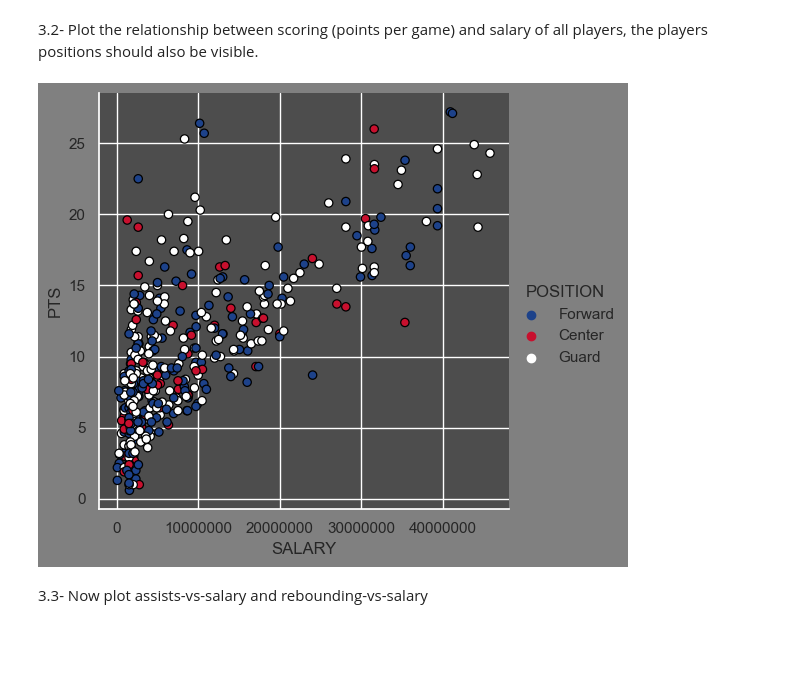
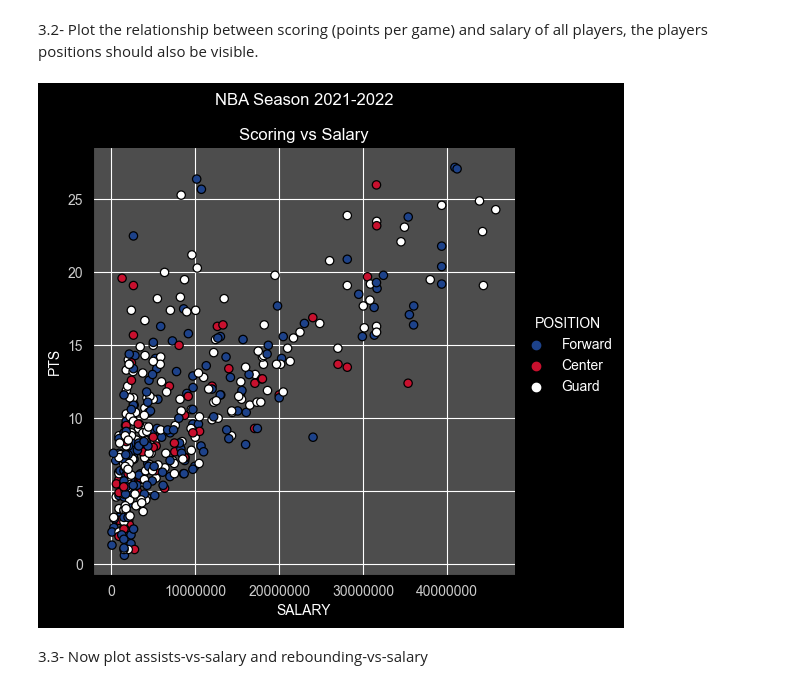
Before and after one commit to ja-818/NBA_statistics, a Jupyter notebook: Sprint_01_Julián_Arango.ipynb, the cells around one changed output. Drawn from its saved outputs; the diff is of its cells as text; code cells hidden in the pictures; blank space fills up the shorter version.

```diff
--- a/Sprint_01_Julián_Arango.ipynb
+++ b/Sprint_01_Julián_Arango.ipynb
@@ -450,9 +525,6 @@ Now that we have the data, let's do some work
         - Mean and Median salary of all players
 
 Bonus: if you can, calculate how many players retired between the end of the 2020-2021 season and the start of the 2021-22 season.
-# %%
-  #! DELEATE BEFORE SUBMITING
-working_df = pd.read_csv("nba_players_processed_dataset.csv")
 # %%
 ### Complete in this cell: print general metrics
 
@@ -544,13 +613,13 @@ Mean and Median salary of all players: 9006231.03, 4670160.0
 # %%
 NBA_colors = ["#1d428a", "#c8102e", "#ffffff"]
 sns.set_palette(NBA_colors)
-sns.set_style("darkgrid", {"axes.facecolor": ".3",'figure.facecolor':'grey'})
+sns.set_style("darkgrid", {"axes.facecolor": ".3",'figure.facecolor':'black', 'text.color': "1", 'axes.labelcolor': "1", 'xtick.color':'.8', 'ytick.color':'.8', 'axes.edgecolor':'0', 'boxprops':{'edgecolor':'0'}})
 # %%
 ### Complete in this cell:  Relationship between scoring and salary (in millions of dollars)
-sns.relplot(working_df, y="PTS", x="SALARY", hue="POSITION", kind="scatter", edgecolor="black", linewidth=.9)
+sns.relplot(working_df, y="PTS", x="SALARY", hue="POSITION", kind="scatter", edgecolor="black", linewidth=.9).set(title="NBA Season 2021-2022\n\nScoring vs Salary")
 plt.ticklabel_format(style='plain')
 # %% [output]
-[figure, old version]
+[figure, new version]
 # %% [markdown]
 3.3- Now plot assists-vs-salary and rebounding-vs-salary
 # %%
```
Also changed, not shown: parts of 25 cells of this notebook.
